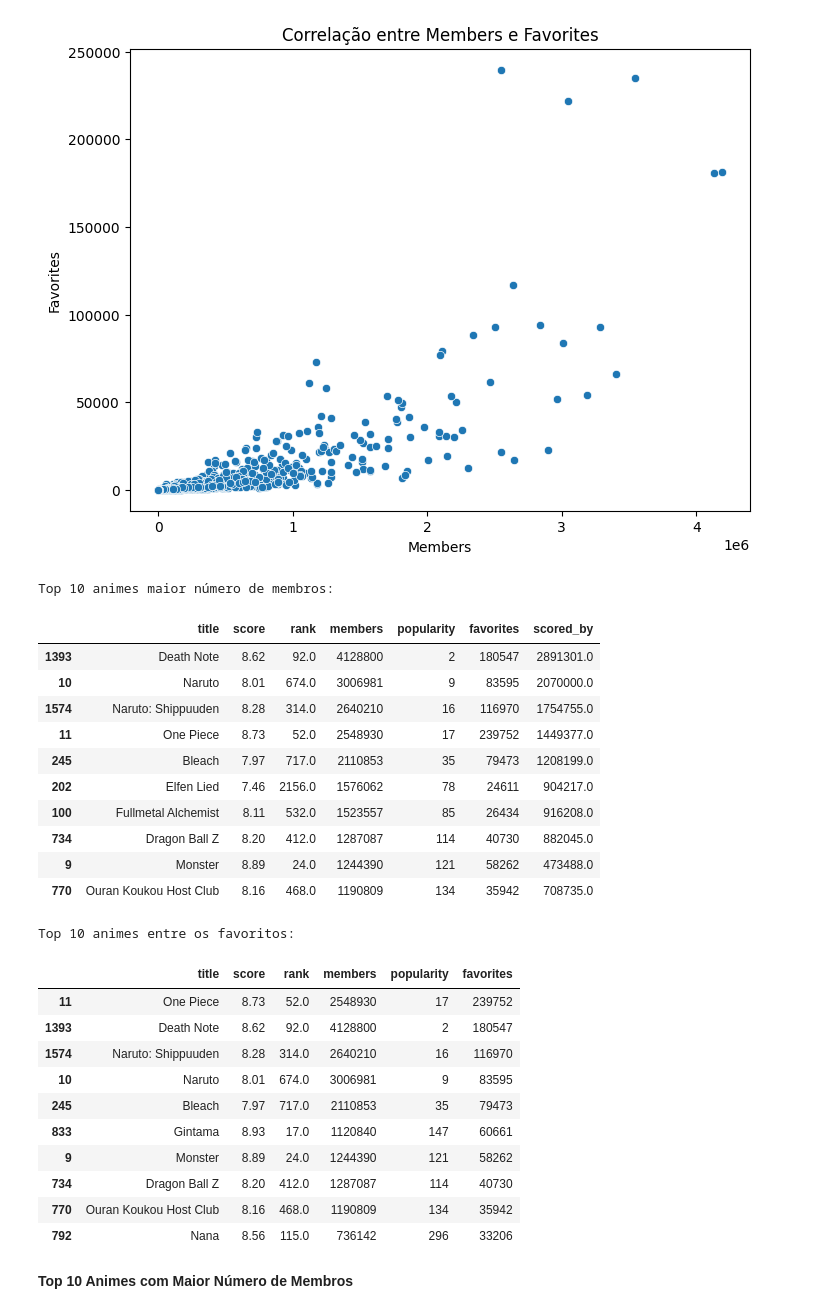
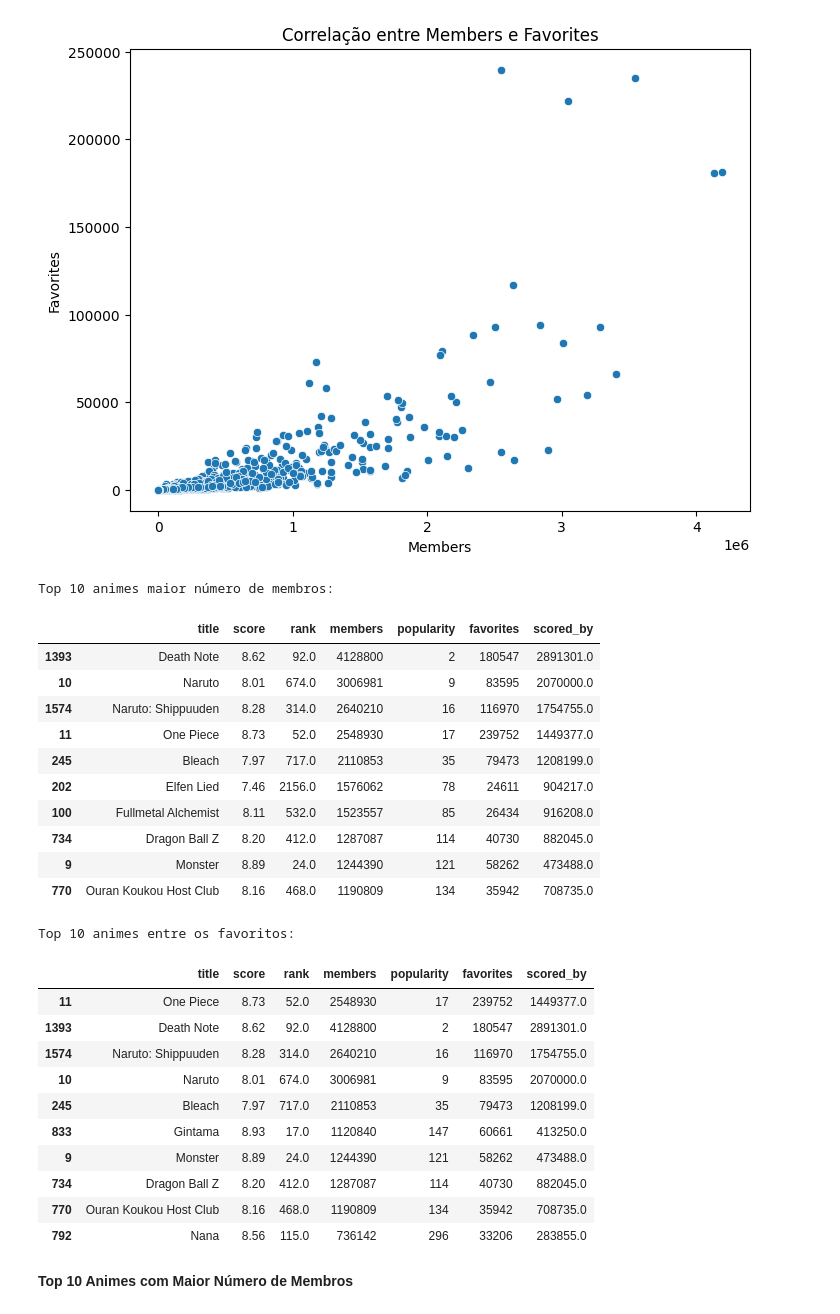
Before and after one commit to Lariiuki/Aprendizado-de-maquina, a Jupyter notebook: Projeto_DeepLearning_Grupo12.ipynb, the cells around one changed output. Saved outputs shown, nothing was run; the diff lists cells and outputs as text; code cells hidden in the pictures.

```diff
--- a/Projeto_DeepLearning_Grupo12.ipynb
+++ b/Projeto_DeepLearning_Grupo12.ipynb
@@ -703,38 +703,38 @@ plt.show()
 # %%
 top_score_animes = df_anime_filtered_demographics.sort_values(by='members', ascending=False)
 
 print("Top 10 animes maior número de membros:")
 display(top_score_animes[['title', 'score', 'rank', 'members', 'popularity', 'favorites', 'scored_by']].head(10))
 
 top_score_animes = df_anime_filtered_demographics.sort_values(by='favorites', ascending=False)
 
 print("\n\nTop 10 animes entre os favoritos:")
-display(top_score_animes[['title', 'score', 'rank', 'members', 'popularity', 'favorites']].head(10))
+display(top_score_animes[['title', 'score', 'rank', 'members', 'popularity', 'favorites', 'scored_by']].head(10))
 # %% [output]
 Top 10 animes maior número de membros:
 |  | title | score | rank | members | popularity | favorites | scored_by |
 | 1393 | Death Note | 8.62 | 92.0 | 4128800 | 2 | 180547 | 2891301.0 |
 | 10 | Naruto | 8.01 | 674.0 | 3006981 | 9 | 83595 | 2070000.0 |
 | 1574 | Naruto: Shippuuden | 8.28 | 314.0 | 2640210 | 16 | 116970 | 1754755.0 |
 | 11 | One Piece | 8.73 | 52.0 | 2548930 | 17 | 239752 | 1449377.0 |
 | 245 | Bleach | 7.97 | 717.0 | 2110853 | 35 | 79473 | 1208199.0 |
 | 202 | Elfen Lied | 7.46 | 2156.0 | 1576062 | 78 | 24611 | 904217.0 |
 | 100 | Fullmetal Alchemist | 8.11 | 532.0 | 1523557 | 85 | 26434 | 916208.0 |
 | 734 | Dragon Ball Z | 8.20 | 412.0 | 1287087 | 114 | 40730 | 882045.0 |
 | 9 | Monster | 8.89 | 24.0 | 1244390 | 121 | 58262 | 473488.0 |
 | 770 | Ouran Koukou Host Club | 8.16 | 468.0 | 1190809 | 134 | 35942 | 708735.0 |
 Top 10 animes entre os favoritos:
-|  | title | score | rank | members | popularity | favorites |
-| 11 | One Piece | 8.73 | 52.0 | 2548930 | 17 | 239752 |
-| 1393 | Death Note | 8.62 | 92.0 | 4128800 | 2 | 180547 |
-| 1574 | Naruto: Shippuuden | 8.28 | 314.0 | 2640210 | 16 | 116970 |
-| 10 | Naruto | 8.01 | 674.0 | 3006981 | 9 | 83595 |
-| 245 | Bleach | 7.97 | 717.0 | 2110853 | 35 | 79473 |
-| 833 | Gintama | 8.93 | 17.0 | 1120840 | 147 | 60661 |
-| 9 | Monster | 8.89 | 24.0 | 1244390 | 121 | 58262 |
-| 734 | Dragon Ball Z | 8.20 | 412.0 | 1287087 | 114 | 40730 |
-| 770 | Ouran Koukou Host Club | 8.16 | 468.0 | 1190809 | 134 | 35942 |
-| 792 | Nana | 8.56 | 115.0 | 736142 | 296 | 33206 |
+|  | title | score | rank | members | popularity | favorites | scored_by |
+| 11 | One Piece | 8.73 | 52.0 | 2548930 | 17 | 239752 | 1449377.0 |
+| 1393 | Death Note | 8.62 | 92.0 | 4128800 | 2 | 180547 | 2891301.0 |
+| 1574 | Naruto: Shippuuden | 8.28 | 314.0 | 2640210 | 16 | 116970 | 1754755.0 |
+| 10 | Naruto | 8.01 | 674.0 | 3006981 | 9 | 83595 | 2070000.0 |
+| 245 | Bleach | 7.97 | 717.0 | 2110853 | 35 | 79473 | 1208199.0 |
+| 833 | Gintama | 8.93 | 17.0 | 1120840 | 147 | 60661 | 413250.0 |
+| 9 | Monster | 8.89 | 24.0 | 1244390 | 121 | 58262 | 473488.0 |
+| 734 | Dragon Ball Z | 8.20 | 412.0 | 1287087 | 114 | 40730 | 882045.0 |
+| 770 | Ouran Koukou Host Club | 8.16 | 468.0 | 1190809 | 134 | 35942 | 708735.0 |
+| 792 | Nana | 8.56 | 115.0 | 736142 | 296 | 33206 | 283855.0 |
 # %% [markdown]
 **Top 10 Animes com Maior Número de Membros**
 # %%
```
Also changed, not shown: parts of 1 cell of this notebook.
